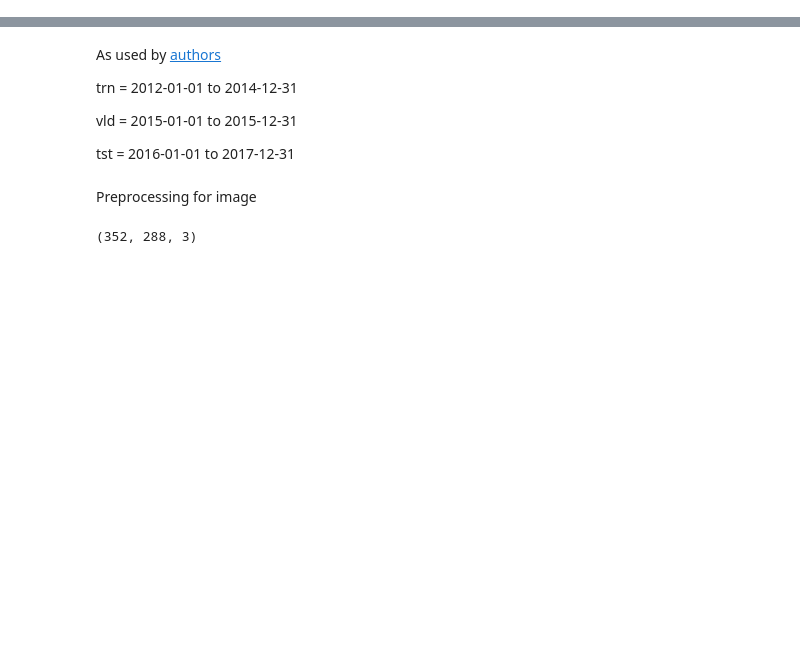
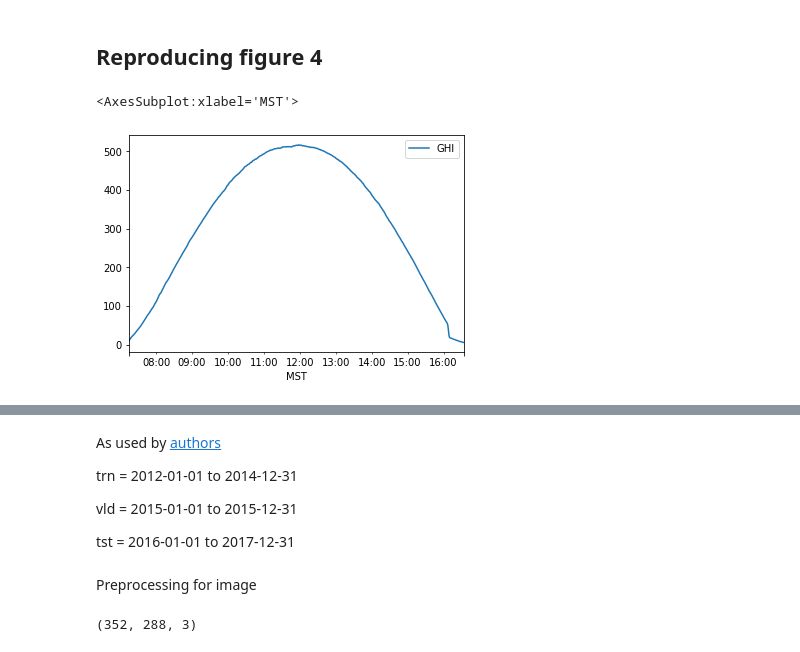
Before and after one commit to vin136/Solar-forcast, a Jupyter notebook: nbs/preprocess.ipynb, the cells around one changed output, grey strips where cells are left out. Drawn from its saved outputs; the diff is of its cells as text; code cells hidden in the pictures; blank space fills up the shorter version.

```diff
--- a/nbs/preprocess.ipynb
+++ b/nbs/preprocess.ipynb
@@ -41,0 +82,14 @@ df_svd = pd.read_csv(os.path.join(data_dir, 'SRRL_measurement_timeseries.csv'))
+# %% [markdown]
+## Reproducing figure 4
+# %%
+temp = df_svd[pd.to_datetime(df_svd['Date']).dt.year == 2013]
+# %%
+temp = temp[(pd.to_datetime(temp['Date']).dt.day == 12) & (pd.to_datetime(temp['Date']).dt.month == 12)]
+# %%
+temp = temp[['MST','GHI']]
+temp['MST'] = pd.to_datetime(temp['MST'])
+# %%
+temp.plot(x='MST',y='GHI')
+# %% [output]
+<AxesSubplot:xlabel='MST'>
+[figure, added]
```
Also changed, not shown: parts of 91 cells of this notebook, 40 other files.
